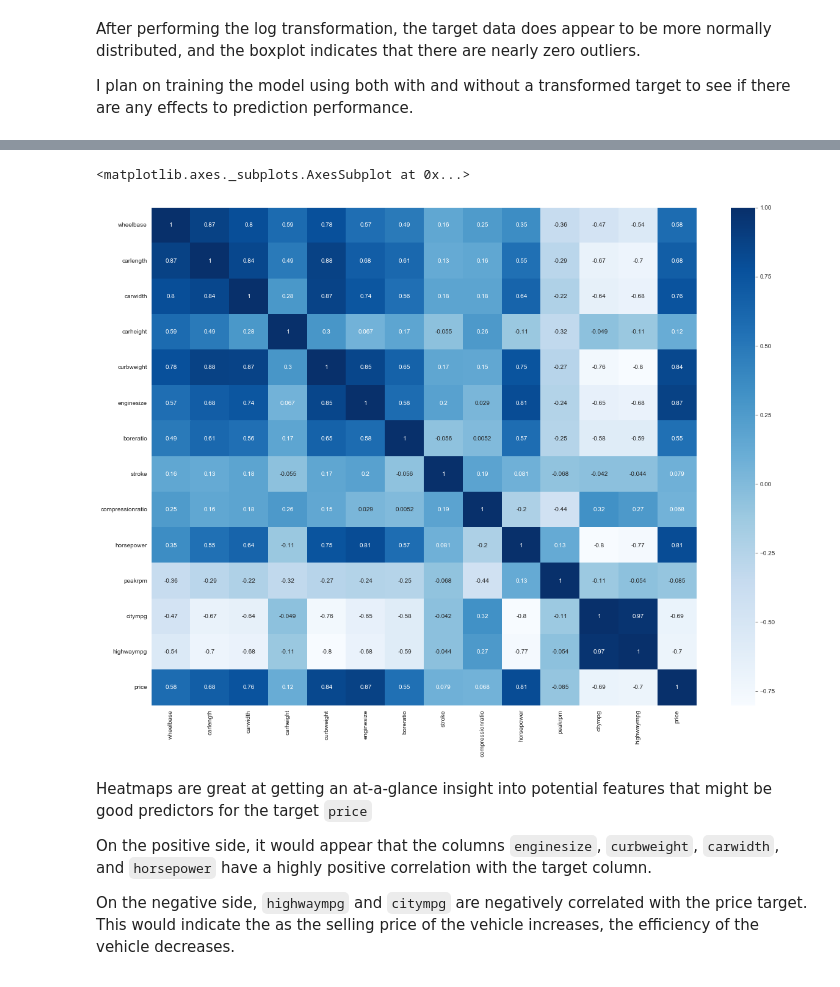
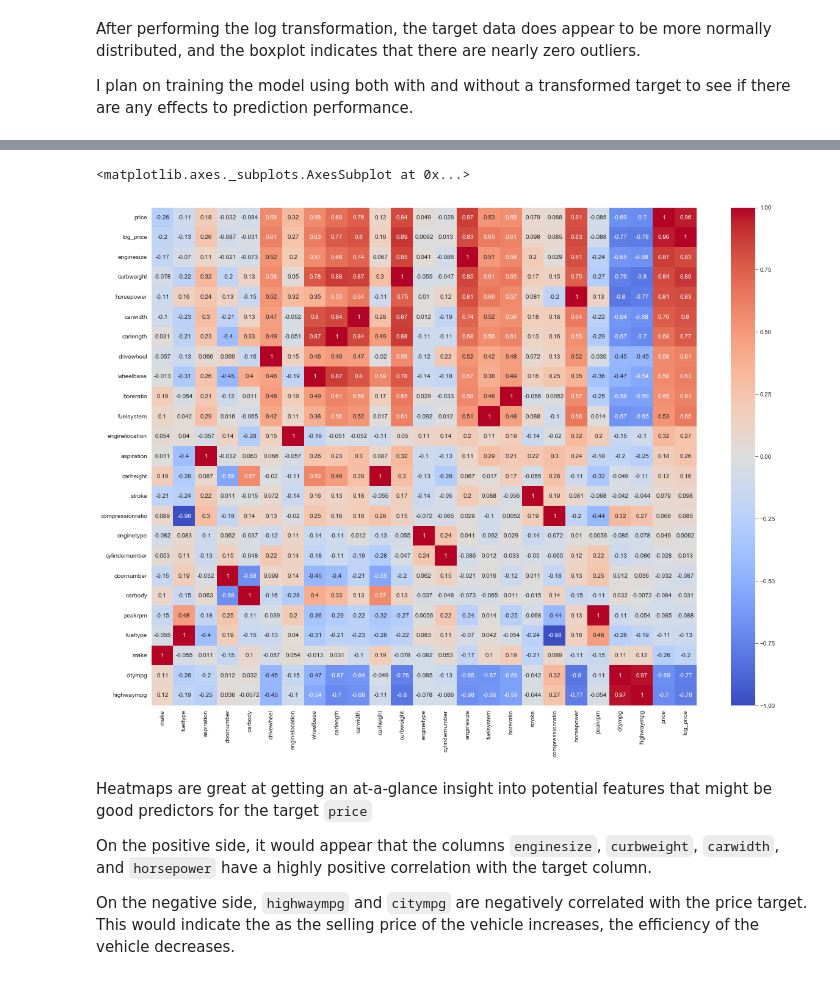
Before and after one commit to MrKimhoff/Python-Car-Price-Prediction, a Jupyter notebook: Project One Working Notebook.ipynb, the cells around one changed output, grey strips where cells are left out. Drawn from its saved outputs; the diff is of its cells as text; code cells hidden in the pictures.

Commit message:
more work completed for project 1 price prediction

```diff
--- a/Project One Working Notebook.ipynb
+++ b/Project One Working Notebook.ipynb
@@ -204,8 +181,8 @@ Based off the distribution plot of the `price` target column, the prices do appe
 Looking at the boxplot, there do appear to be quite a few outliers on the high end, so perhaps performing a logarithmic transformation would be beneficial.
 # %%
 # create log transformation column on target column price
-df.log_price = np.log1p(df.price)
-df.log_price.head()
+df['log_price'] = np.log1p(df['price'])
+df['log_price'].head()
 # %% [output]
 0    9.510149
 1    9.711176
@@ -236,0 +214,4 @@ I plan on training the model using both with and without a transformed target to
+# %%
+# extract all categorical columns into separate dataframe
+cat_cols = df.select_dtypes(exclude=['number'])
+cat_cols.dtypes
@@ -236,0 +230,12 @@ I plan on training the model using both with and without a transformed target to
+# %%
+# encode cat columns
+from sklearn.preprocessing import LabelEncoder
+
+# create new label encoder object
+le = LabelEncoder()
+
+# iterate across all cat columns in dataframe and encode to numeric value
+for col in cat_cols:
+    if col in df.columns:
+        le.fit(list(df[col].astype(str).values))
+        df[col] = le.transform(list(df[col].astype(str).values))
@@ -237,9 +266,12 @@ I plan on training the model using both with and without a transformed target to
 # %%
+# sort corr matrix
 plt.figure(figsize=(20,15))
-sns.heatmap(df.corr(), annot=True, cmap='Blues')
+sns.heatmap(df.corr().sort_values(by=['price'], ascending=False),
+            annot=True, cmap='coolwarm', vmin=-1
+            )
 # %% [output]
 <matplotlib.axes._subplots.AxesSubplot at 0x...>
-[figure, old version]
+[figure, new version]
 # %% [markdown]
 Heatmaps are great at getting an at-a-glance insight into potential features that might be good predictors for the target `price`
 
```
Also changed, not shown: parts of 38 cells of this notebook.
